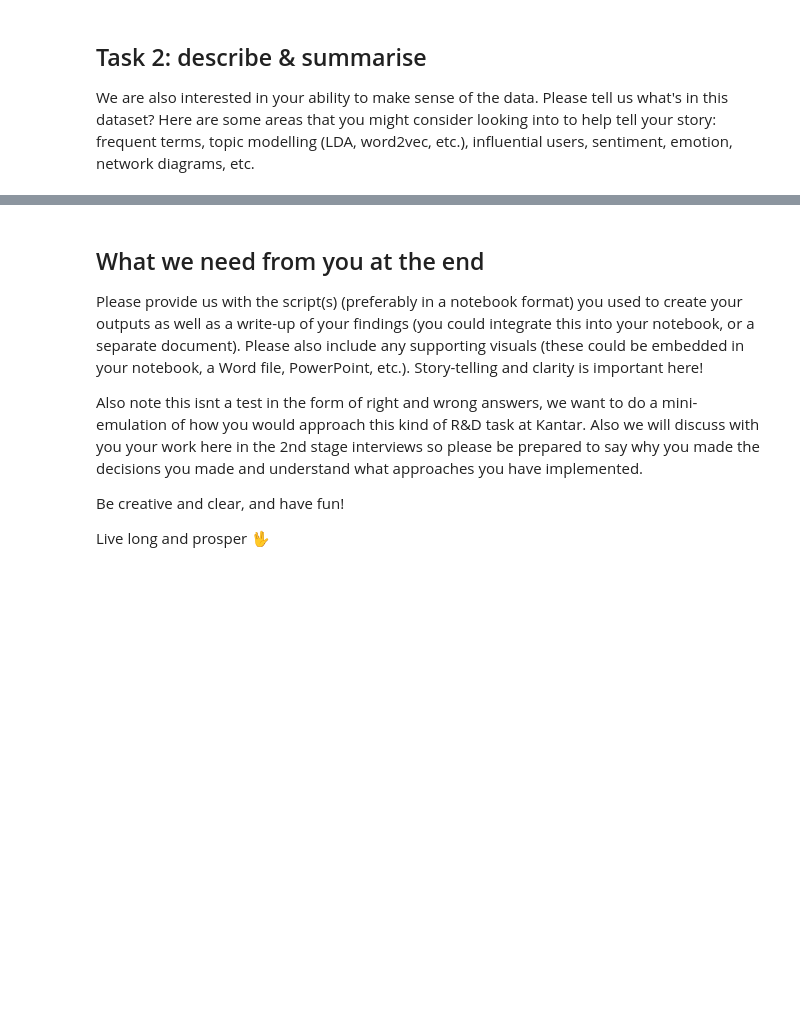
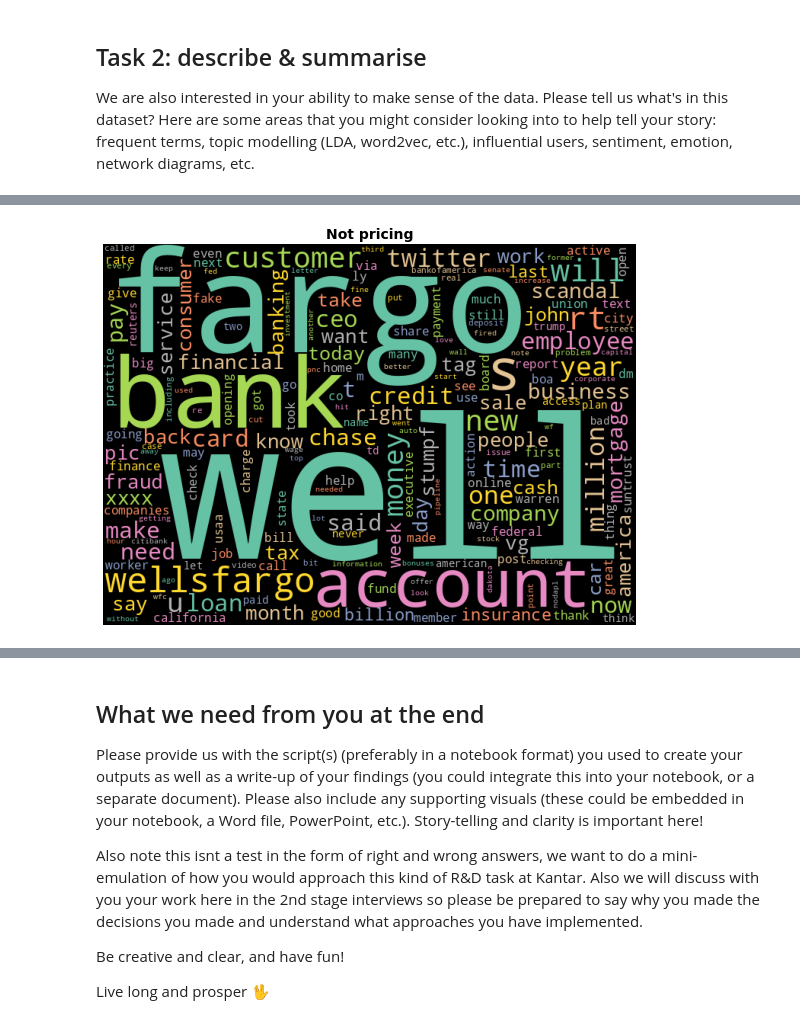
Before and after one commit to davidguzmanr/kantar-skills-test, a Jupyter notebook: Skills-test-David-Guzmán.ipynb, the cells around one changed output, grey strips where cells are left out. Cells and saved outputs as stored; diff of their text form; code cells hidden in the pictures; blank space fills up the shorter version.

```diff
--- a/Skills-test-David-Guzmán.ipynb
+++ b/Skills-test-David-Guzmán.ipynb
@@ -412,0 +458,15 @@ plt.show()
+# %%
+text = data[data['label'] == 0]['Text'].apply(lambda text: text + ' ').sum()
+
+# Create and generate a word cloud image:
+wordcloud = WordCloud(width=700, height=500, stopwords=STOPWORDS,
+                      colormap='Set2', random_state=42, collocations=False)
+wordcloud = wordcloud.generate(text)
+
+plt.figure(figsize=(10,7))
+plt.imshow(wordcloud)
+plt.title('Not pricing', weight='bold', size=14)
+plt.axis('off')
+plt.show()
+# %% [output]
+[figure, added]
```
Also changed, not shown: parts of 15 cells of this notebook, 1 other file.
